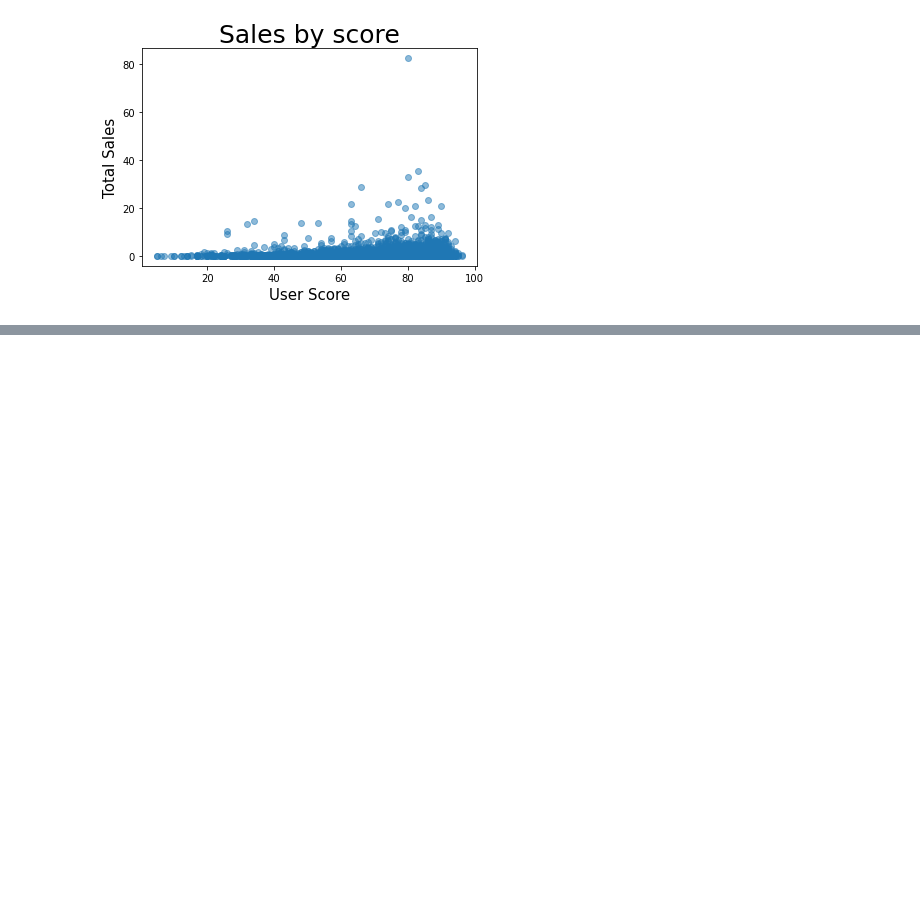
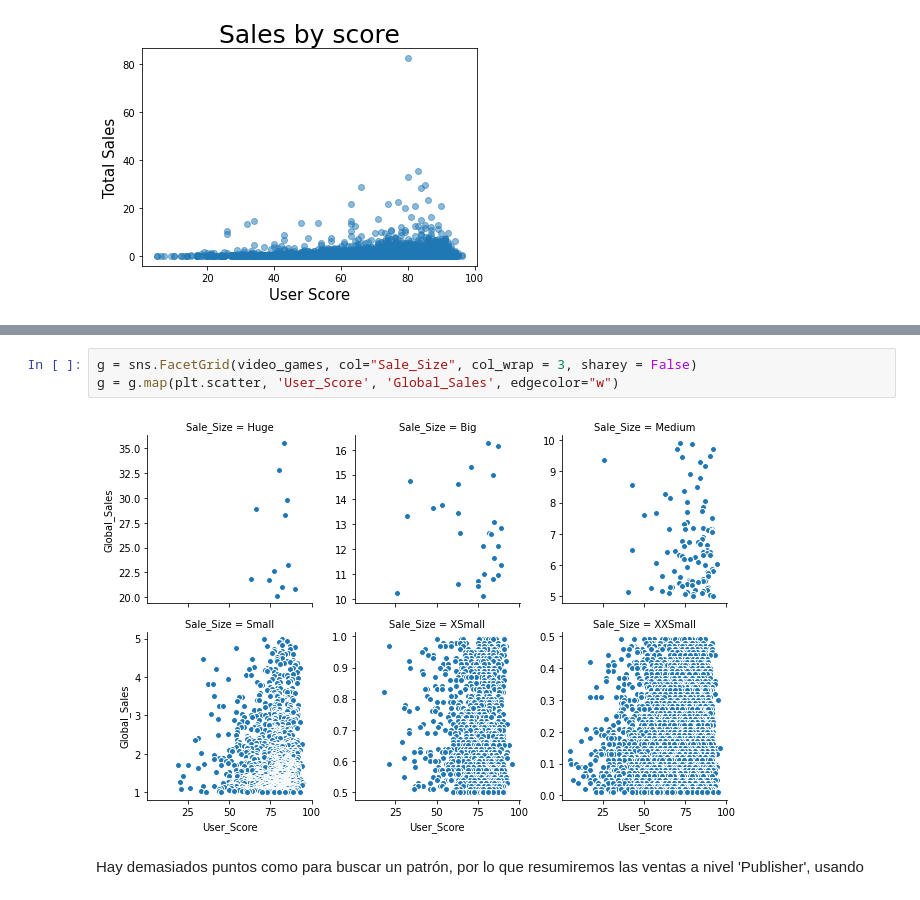
Before and after one commit to prope-2020-gh-classroom/practica-final-por-equipos-verano-2020-itam-jreyesgar93, a Jupyter notebook: Analisis_exploratorio.ipynb, the cells around one changed output, grey strips where cells are left out. Saved outputs shown, nothing was run; the diff lists cells and outputs as text; blank space fills up the shorter version.

```diff
--- a/Analisis_exploratorio.ipynb
+++ b/Analisis_exploratorio.ipynb
@@ -273,0 +310,7 @@ plt.show()
+# %%
+g = sns.FacetGrid(video_games, col="Sale_Size", col_wrap = 3, sharey = False)
+g = g.map(plt.scatter, 'User_Score', 'Global_Sales', edgecolor="w")
+# %% [output]
+[figure, added]
+# %% [markdown]
+Hay demasiados puntos como para buscar un patrón, por lo que resumiremos las ventas a nivel 'Publisher', usando
```
Also changed, not shown: parts of 7 cells of this notebook.
